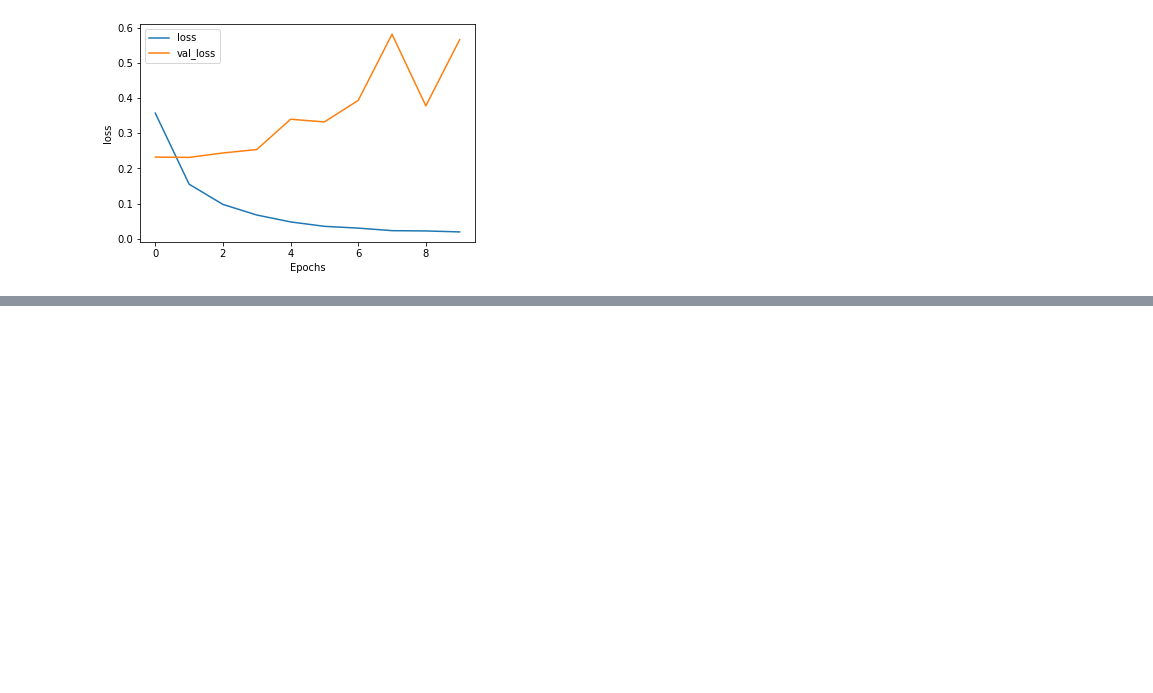
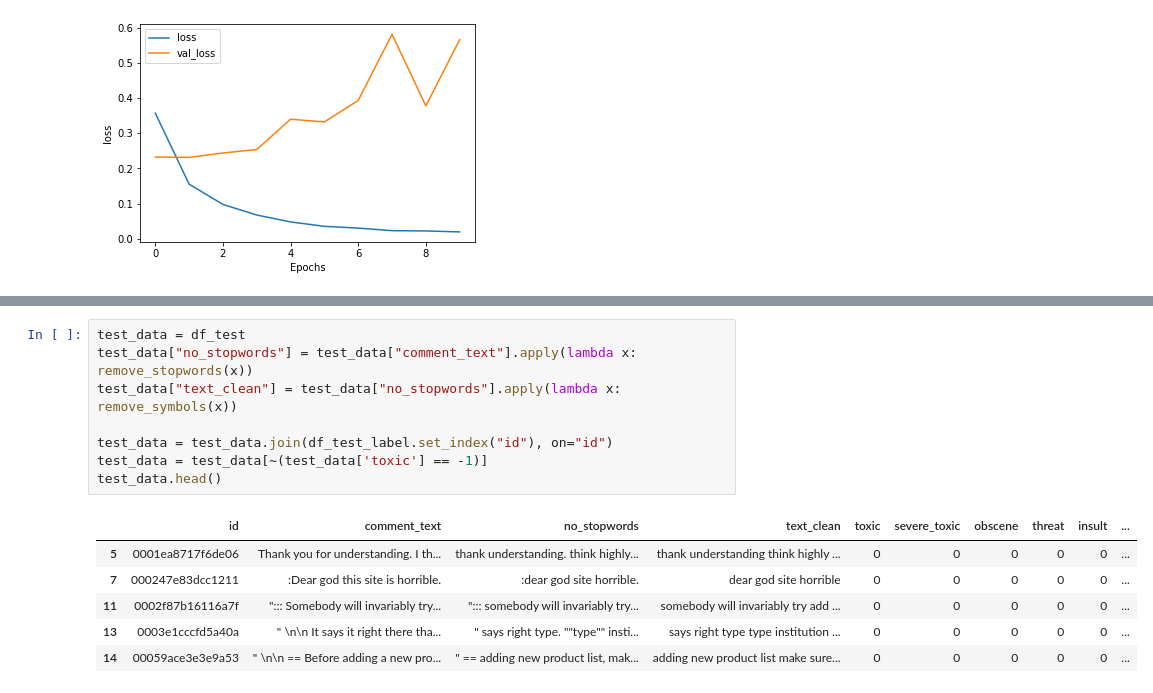
Before and after one commit to agungfazrulhaq/toxicdetection, a Jupyter notebook: toxic_classification_training.ipynb, the cells around one changed output, grey strips where cells are left out. Cells and saved outputs as stored; diff of their text form; blank space fills up the shorter version.

```diff
--- a/toxic_classification_training.ipynb
+++ b/toxic_classification_training.ipynb
@@ -259,0 +277,15 @@ plot_graphs(history, 'loss')
+# %%
+test_data = df_test
+test_data["no_stopwords"] = test_data["comment_text"].apply(lambda x: remove_stopwords(x))
+test_data["text_clean"] = test_data["no_stopwords"].apply(lambda x: remove_symbols(x))
+
+test_data = test_data.join(df_test_label.set_index("id"), on="id")
+test_data = test_data[~(test_data['toxic'] == -1)]
+test_data.head()
+# %% [output]
+|  | id | comment_text | no_stopwords | text_clean | toxic | severe_toxic | obscene | threat | insult | ... |
+| 5 | 0001ea8717f6de06 | Thank you for understanding. I th... | thank understanding. think highly... | thank understanding think highly ... | 0 | 0 | 0 | 0 | 0 | ... |
+| 7 | 000247e83dcc1211 | :Dear god this site is horrible. | :dear god site horrible. | dear god site horrible | 0 | 0 | 0 | 0 | 0 | ... |
+| 11 | 0002f87b16116a7f | "::: Somebody will invariably try... | "::: somebody will invariably try... | somebody will invariably try add ... | 0 | 0 | 0 | 0 | 0 | ... |
+| 13 | 0003e1cccfd5a40a | " \n\n It says it right there tha... | " says right type. ""type"" insti... | says right type type institution ... | 0 | 0 | 0 | 0 | 0 | ... |
+| 14 | 00059ace3e3e9a53 | " \n\n == Before adding a new pro... | " == adding new product list, mak... | adding new product list make sure... | 0 | 0 | 0 | 0 | 0 | ... |
```
Also changed, not shown: parts of 5 cells of this notebook.
